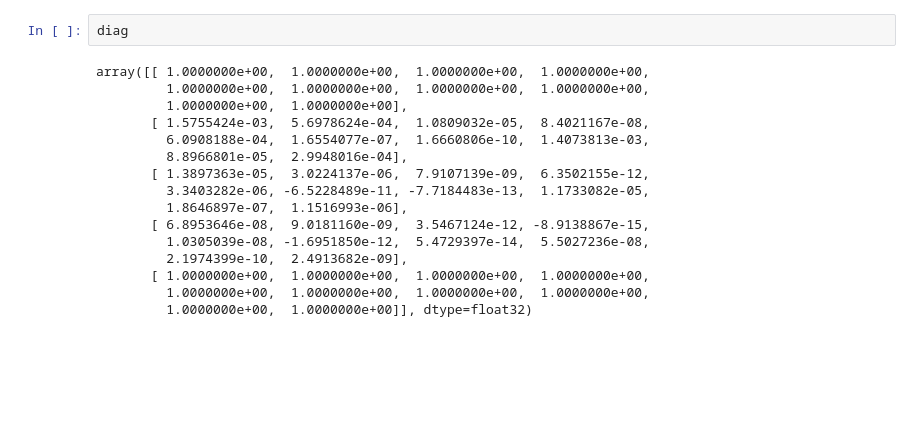
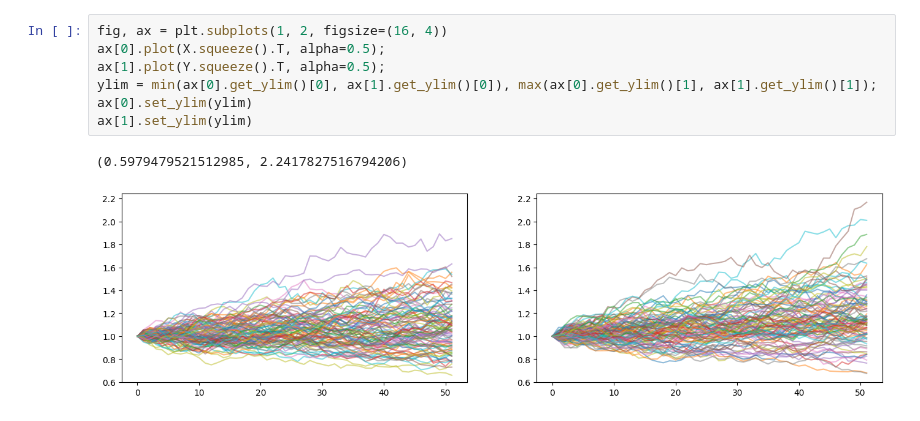
Before and after one commit to luchungi/ds3_kernel_testing, a Jupyter notebook: ksig_sample_test.ipynb, the cells around one changed output. Cells and saved outputs as stored; diff of their text form; blank space fills up the shorter version.

```diff
--- a/ksig_sample_test.ipynb
+++ b/ksig_sample_test.ipynb
@@ -65,18 +35,10 @@ array([[ 1.0000000e+00,  1.0000000e+00,  1.0000000e+00,  1.0000000e+00,
-# %%
-diag
-# %% [output]
-array([[ 1.0000000e+00,  1.0000000e+00,  1.0000000e+00,  1.0000000e+00,
-         1.0000000e+00,  1.0000000e+00,  1.0000000e+00,  1.0000000e+00,
-         1.0000000e+00,  1.0000000e+00],
-       [ 1.5755424e-03,  5.6978624e-04,  1.0809032e-05,  8.4021167e-08,
-         6.0908188e-04,  1.6554077e-07,  1.6660806e-10,  1.4073813e-03,
-         8.8966801e-05,  2.9948016e-04],
-       [ 1.3897363e-05,  3.0224137e-06,  7.9107139e-09,  6.3502155e-12,
-         3.3403282e-06, -6.5228489e-11, -7.7184483e-13,  1.1733082e-05,
-         1.8646897e-07,  1.1516993e-06],
-       [ 6.8953646e-08,  9.0181160e-09,  3.5467124e-12, -8.9138867e-15,
-         1.0305039e-08, -1.6951850e-12,  5.4729397e-14,  5.5027236e-08,
-         2.1974399e-10,  2.4913682e-09],
-       [ 1.0000000e+00,  1.0000000e+00,  1.0000000e+00,  1.0000000e+00,
-         1.0000000e+00,  1.0000000e+00,  1.0000000e+00,  1.0000000e+00,
-         1.0000000e+00,  1.0000000e+00]], dtype=float32)
+# %%
+fig, ax = plt.subplots(1, 2, figsize=(16, 4))
+ax[0].plot(X.squeeze().T, alpha=0.5);
+ax[1].plot(Y.squeeze().T, alpha=0.5);
+ylim = min(ax[0].get_ylim()[0], ax[1].get_ylim()[0]), max(ax[0].get_ylim()[1], ax[1].get_ylim()[1]);
+ax[0].set_ylim(ylim)
+ax[1].set_ylim(ylim)
+# %% [output]
+(0.5979479521512985, 2.2417827516794206)
+[figure, added]
```
Also changed, not shown: parts of 25 cells of this notebook.
